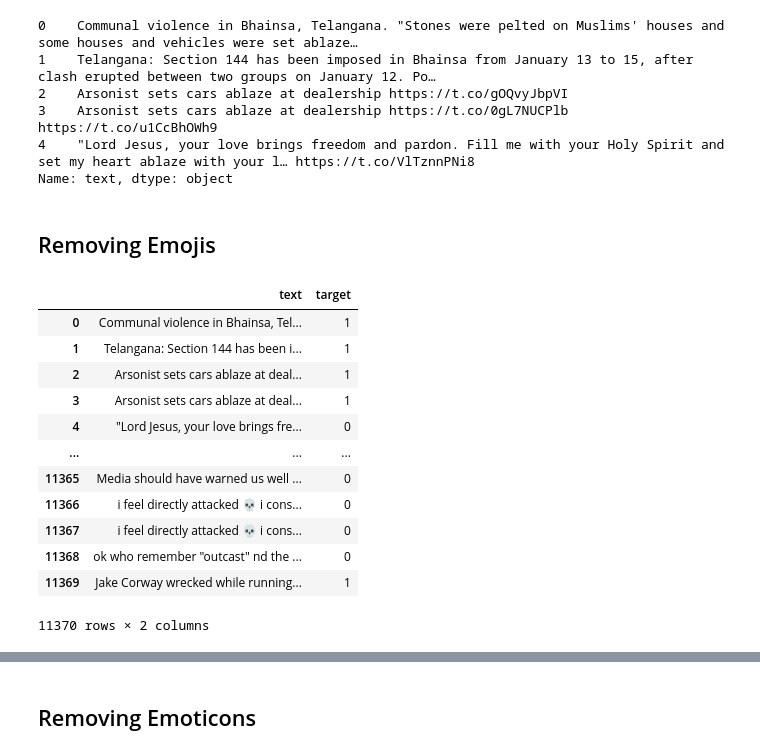
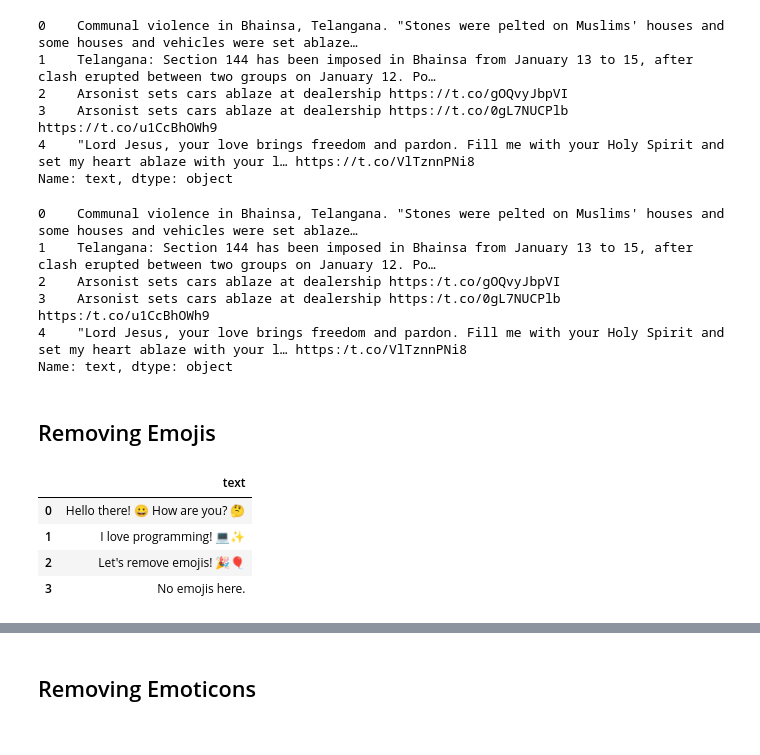
Before and after one commit to puramnagendra2/ML-DL-Libraries, a Jupyter notebook: Text Preprocessing.ipynb, the cells around one changed output, grey strips where cells are left out. Cells and saved outputs as stored; diff of their text form; code cells hidden in the pictures.

```diff
--- a/Text Preprocessing.ipynb
+++ b/Text Preprocessing.ipynb
@@ -168,33 +194,34 @@ def replace_repeated_puncs_translate(text):
         text = text.replace(p * 2, p)
     return text
 punc_rep4 = df['text'].apply(replace_repeated_puncs_translate)
+
+punc_rep4.head()
+# %% [output]
+0    Communal violence in Bhainsa, Telangana. "Stones were pelted on Muslims' houses and some houses and vehicles were set ablaze…
+1    Telangana: Section 144 has been imposed in Bhainsa from January 13 to 15, after clash erupted between two groups on January 12. Po…
+2    Arsonist sets cars ablaze at dealership https:/t.co/gOQvyJbpVI
+3    Arsonist sets cars ablaze at dealership https:/t.co/0gL7NUCPlb https:/t.co/u1CcBhOWh9
+4    "Lord Jesus, your love brings freedom and pardon. Fill me with your Holy Spirit and set my heart ablaze with your l… https:/t.co/VlTznnPNi8
+Name: text, dtype: object
 # %% [markdown]
 ## Removing Emojis
 # %%
 # Dataset containing emojis
 df_emoji = pd.DataFrame({
     'text': [
         "Hello there! 😀 How are you? 🤔",
         "I love programming! 💻✨",
         "Let's remove emojis! 🎉🎈",
         "No emojis here."
     ]
 })
-df
+df_emoji.head()
 # %% [output]
-|  | text | target |
-| 0 | Communal violence in Bhainsa, Tel... | 1 |
-| 1 | Telangana: Section 144 has been i... | 1 |
-| 2 | Arsonist sets cars ablaze at deal... | 1 |
-| 3 | Arsonist sets cars ablaze at deal... | 1 |
-| 4 | "Lord Jesus, your love brings fre... | 0 |
-| ... | ... | ... |
-| 11365 | Media should have warned us well ... | 0 |
-| 11366 | i feel directly attacked 💀 i cons... | 0 |
-| 11367 | i feel directly attacked 💀 i cons... | 0 |
-| 11368 | ok who remember "outcast" nd the ... | 0 |
-| 11369 | Jake Corway wrecked while running... | 1 |
+|  | text |
+| 0 | Hello there! 😀 How are you? 🤔 |
+| 1 | I love programming! 💻✨ |
+| 2 | Let's remove emojis! 🎉🎈 |
+| 3 | No emojis here. |
-11370 rows × 2 columns
 # %%
 # pip install clean-text
 %pip install clean-text demoji
```
Also changed, not shown: parts of 53 cells of this notebook, 2 other files.
